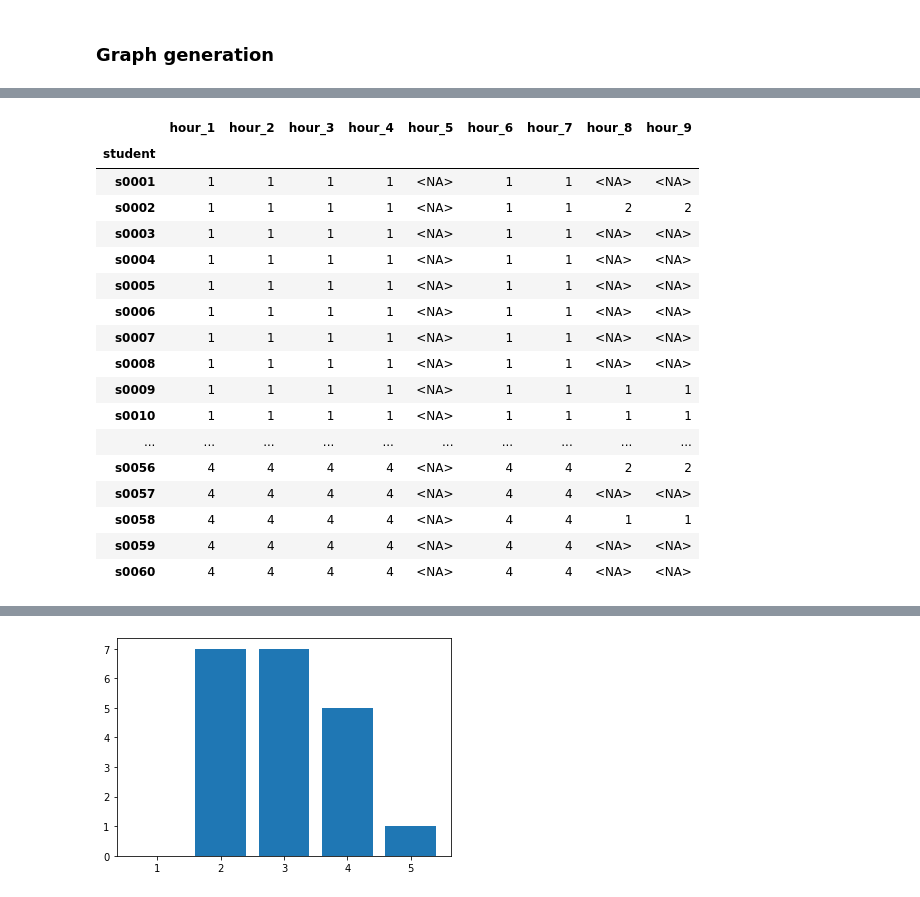
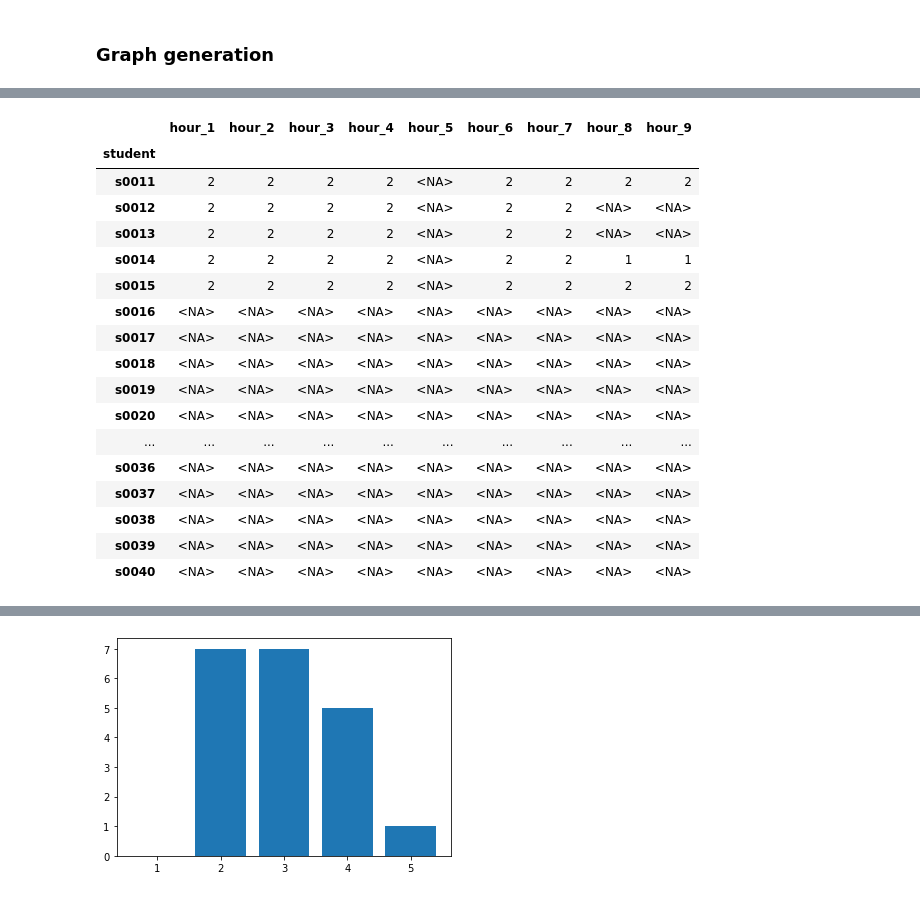
Before and after one commit to JanaLasser/agent_based_COVID_SEIRX, a Jupyter notebook: school/construct_school_network.ipynb, the cells around one changed output, grey strips where cells are left out. Saved outputs shown, nothing was run; the diff lists cells and outputs as text; code cells hidden in the pictures.

```diff
--- a/school/construct_school_network.ipynb
+++ b/school/construct_school_network.ipynb
@@ -462,12 +563,12 @@ school
 # %%
 reload(csn)
 # number of students in a class
-class_size = 15
+class_size = 10
 # number of classes in a school
-N_classes = 4
+N_classes = 8
 # architecture
 N_floors = 1
 # school type
-school_type = 'lower_secondary_dc'
+school_type = 'secondary_dc'
 age_bracket = csn.get_age_bracket(school_type)
 half_classes = True
@@ -527,21 +660,21 @@ Index(['s0009', 's0010', 's0014', 's0017', 's0019', 's0021', 's0026', 's0028',
 # %%
-student_schedule.loc[5]
+student_schedule.loc[5][10:40]
 # %% [output]
 |  | hour_1 | hour_2 | hour_3 | hour_4 | hour_5 | hour_6 | hour_7 | hour_8 | hour_9 |
 | student |  |  |  |  |  |  |  |  |  |
-| s0001 | 1 | 1 | 1 | 1 | <NA> | 1 | 1 | <NA> | <NA> |
-| s0002 | 1 | 1 | 1 | 1 | <NA> | 1 | 1 | 2 | 2 |
-| s0003 | 1 | 1 | 1 | 1 | <NA> | 1 | 1 | <NA> | <NA> |
-| s0004 | 1 | 1 | 1 | 1 | <NA> | 1 | 1 | <NA> | <NA> |
-| s0005 | 1 | 1 | 1 | 1 | <NA> | 1 | 1 | <NA> | <NA> |
-| s0006 | 1 | 1 | 1 | 1 | <NA> | 1 | 1 | <NA> | <NA> |
-| s0007 | 1 | 1 | 1 | 1 | <NA> | 1 | 1 | <NA> | <NA> |
-| s0008 | 1 | 1 | 1 | 1 | <NA> | 1 | 1 | <NA> | <NA> |
-| s0009 | 1 | 1 | 1 | 1 | <NA> | 1 | 1 | 1 | 1 |
-| s0010 | 1 | 1 | 1 | 1 | <NA> | 1 | 1 | 1 | 1 |
+| s0011 | 2 | 2 | 2 | 2 | <NA> | 2 | 2 | 2 | 2 |
+| s0012 | 2 | 2 | 2 | 2 | <NA> | 2 | 2 | <NA> | <NA> |
+| s0013 | 2 | 2 | 2 | 2 | <NA> | 2 | 2 | <NA> | <NA> |
+| s0014 | 2 | 2 | 2 | 2 | <NA> | 2 | 2 | 1 | 1 |
+| s0015 | 2 | 2 | 2 | 2 | <NA> | 2 | 2 | 2 | 2 |
+| s0016 | <NA> | <NA> | <NA> | <NA> | <NA> | <NA> | <NA> | <NA> | <NA> |
+| s0017 | <NA> | <NA> | <NA> | <NA> | <NA> | <NA> | <NA> | <NA> | <NA> |
+| s0018 | <NA> | <NA> | <NA> | <NA> | <NA> | <NA> | <NA> | <NA> | <NA> |
+| s0019 | <NA> | <NA> | <NA> | <NA> | <NA> | <NA> | <NA> | <NA> | <NA> |
+| s0020 | <NA> | <NA> | <NA> | <NA> | <NA> | <NA> | <NA> | <NA> | <NA> |
 | ... | ... | ... | ... | ... | ... | ... | ... | ... | ... |
-| s0056 | 4 | 4 | 4 | 4 | <NA> | 4 | 4 | 2 | 2 |
-| s0057 | 4 | 4 | 4 | 4 | <NA> | 4 | 4 | <NA> | <NA> |
-| s0058 | 4 | 4 | 4 | 4 | <NA> | 4 | 4 | 1 | 1 |
-| s0059 | 4 | 4 | 4 | 4 | <NA> | 4 | 4 | <NA> | <NA> |
-| s0060 | 4 | 4 | 4 | 4 | <NA> | 4 | 4 | <NA> | <NA> |
+| s0036 | <NA> | <NA> | <NA> | <NA> | <NA> | <NA> | <NA> | <NA> | <NA> |
+| s0037 | <NA> | <NA> | <NA> | <NA> | <NA> | <NA> | <NA> | <NA> | <NA> |
+| s0038 | <NA> | <NA> | <NA> | <NA> | <NA> | <NA> | <NA> | <NA> | <NA> |
+| s0039 | <NA> | <NA> | <NA> | <NA> | <NA> | <NA> | <NA> | <NA> | <NA> |
+| s0040 | <NA> | <NA> | <NA> | <NA> | <NA> | <NA> | <NA> | <NA> | <NA> |
```
Also changed, not shown: parts of 35 cells of this notebook.
